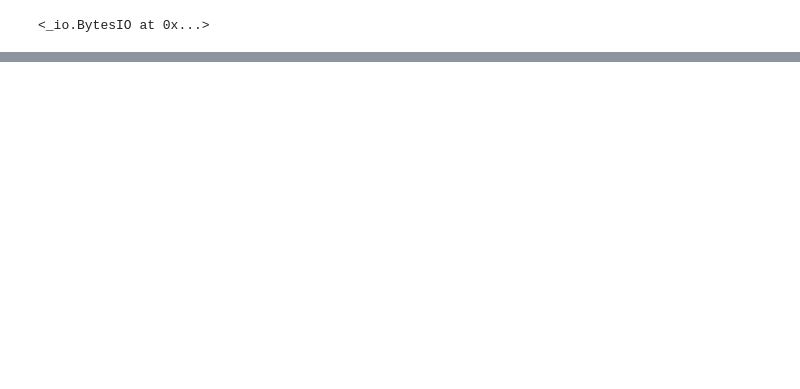
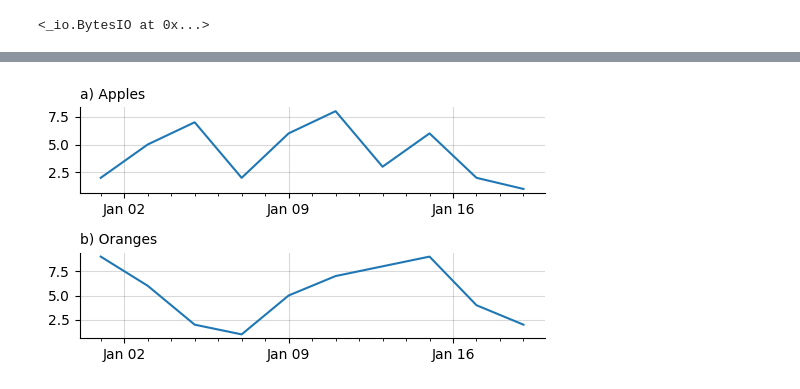
Before and after one commit to mschroen/figurex, a Jupyter notebook: examples.ipynb, the cells around one changed output, grey strips where cells are left out. Drawn from its saved outputs; the diff is of its cells as text; code cells hidden in the pictures; blank space fills up the shorter version.

```diff
--- a/examples.ipynb
+++ b/examples.ipynb
@@ -34,0 +43,20 @@ with Figure(layout=[[0,0,1],[2,3,1]], grid="xy"):
+# %%
+import pandas
+from datetime import date, timedelta
+data = pandas.DataFrame()
+data["Apples"]  = [2,5,7,2,6,8,3,6,2,1]
+data["Oranges"] = [9,6,2,1,5,7,8,9,4,2]
+data.index = [date(2024,1,1)+timedelta(x*2) for x in range(10)]
+# %%
+with Figure(
+    layout=(2,1),
+    x_major_ticks="weeks",
+    x_major_fmt="%b %d",
+    x_minor_ticks="days",
+):
+    with Panel("a) Apples") as ax:
+        ax.plot(data.index, data.Apples)
+    with Panel("b) Oranges") as ax:
+        ax.plot(data.index, data.Oranges)
+# %% [output]
+[figure, added]
```
Also changed, not shown: parts of 5 cells of this notebook, 3 other files.
